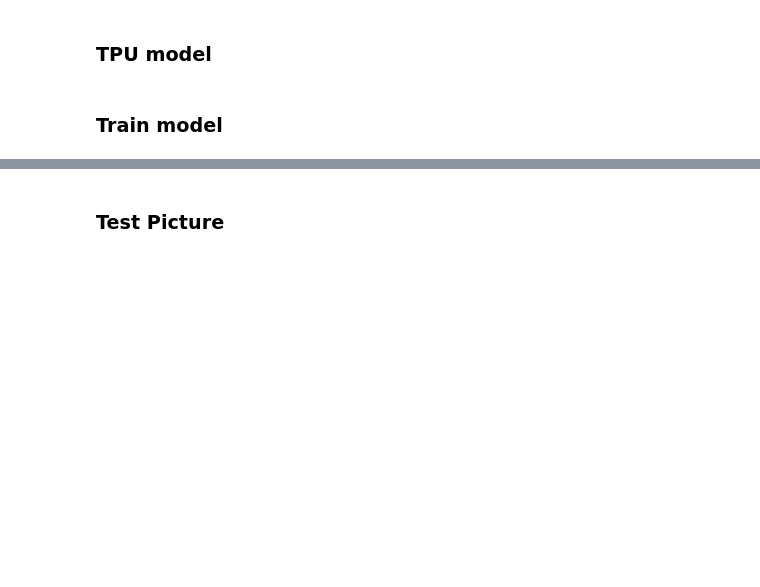
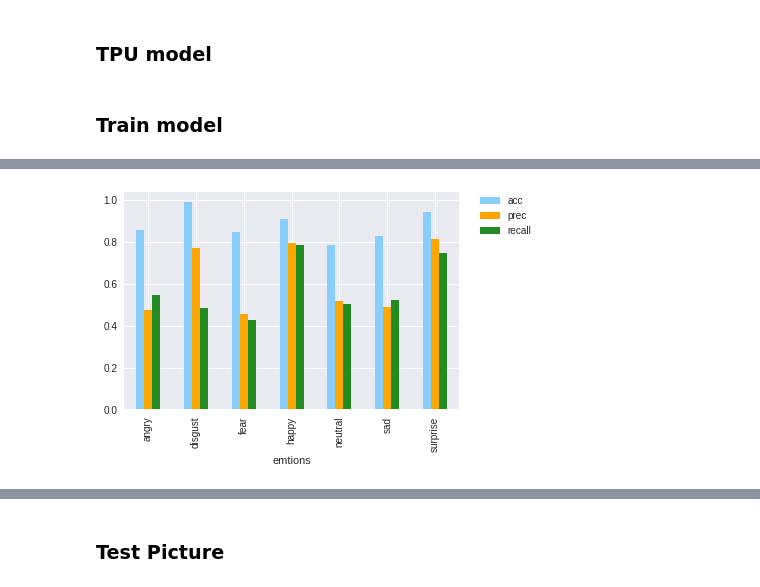
Before and after one commit to liyujiel/Real_Time_Face_Emotion_Detection, a Jupyter notebook: 419Project.ipynb, the cells around one changed output, grey strips where cells are left out. Saved outputs shown, nothing was run; the diff lists cells and outputs as text; code cells hidden in the pictures; blank space fills up the shorter version.

```diff
--- a/419Project.ipynb
+++ b/419Project.ipynb
@@ -379,0 +643,8 @@ Test accuracy: 47.561994985090585
+# %%
+y_pred = best_model.predict(x_test)
+# %%
+y_true = [np.argmax(true) for true in y_test]
+y_pred_true = [np.argmax(true) for true in y_pred]
+accs = list()
+precs = list()
+recalls = list()
@@ -379,0 +698,17 @@ Test accuracy: 47.561994985090585
+# %%
+plot_vals = list()
+# %%
+for emotion in labels:
+    print(emotion.upper())
+    acc = class_accuracy(y_true, y_pred_true, emotion)
+    acc_list = ['acc', emotion, acc]
+    prec = class_precision(y_true, y_pred_true, emotion)
+    prec_list = ['prec', emotion, prec]
+    recall = class_recall(y_true, y_pred_true, emotion)
+    recall_list = ['recall', emotion, recall]
+    plot_vals.append(acc_list)
+    plot_vals.append(prec_list)
+    plot_vals.append(recall_list)
+    print('   acc = {}'.format(acc))
+    print('  prec = {}'.format(prec))
+    print('recall = {}\n'.format(recall))
@@ -379,0 +767,11 @@ Test accuracy: 47.561994985090585
+# %%
+df = pd.DataFrame(plot_vals, columns=['','emtions','percentage'])
+
+pivot = df.pivot("emtions", "", "percentage")
+
+pivot.plot(kind='bar', color=['lightskyblue', 'orange', 'forestgreen'])
+
+plt.legend(bbox_to_anchor=(1.05, 1), loc=2, borderaxespad=0.)
+plt.show()
+# %% [output]
+[figure, added]
```
Also changed, not shown: parts of 76 cells of this notebook.
